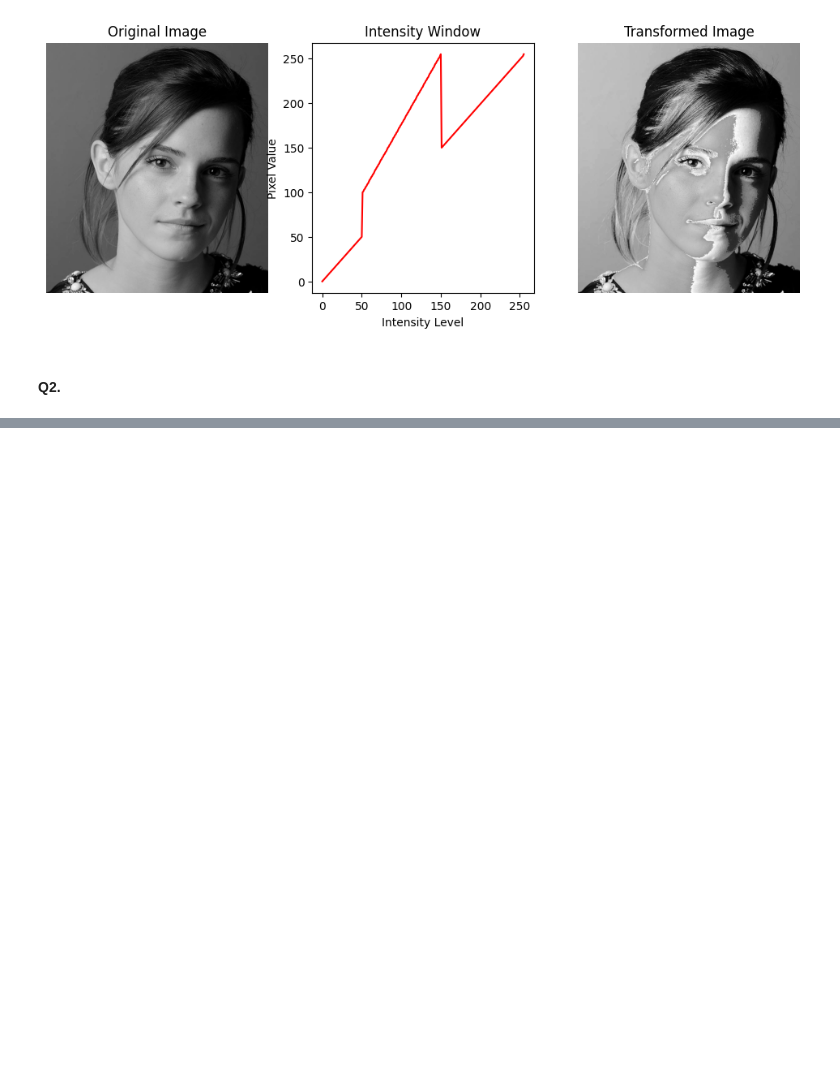
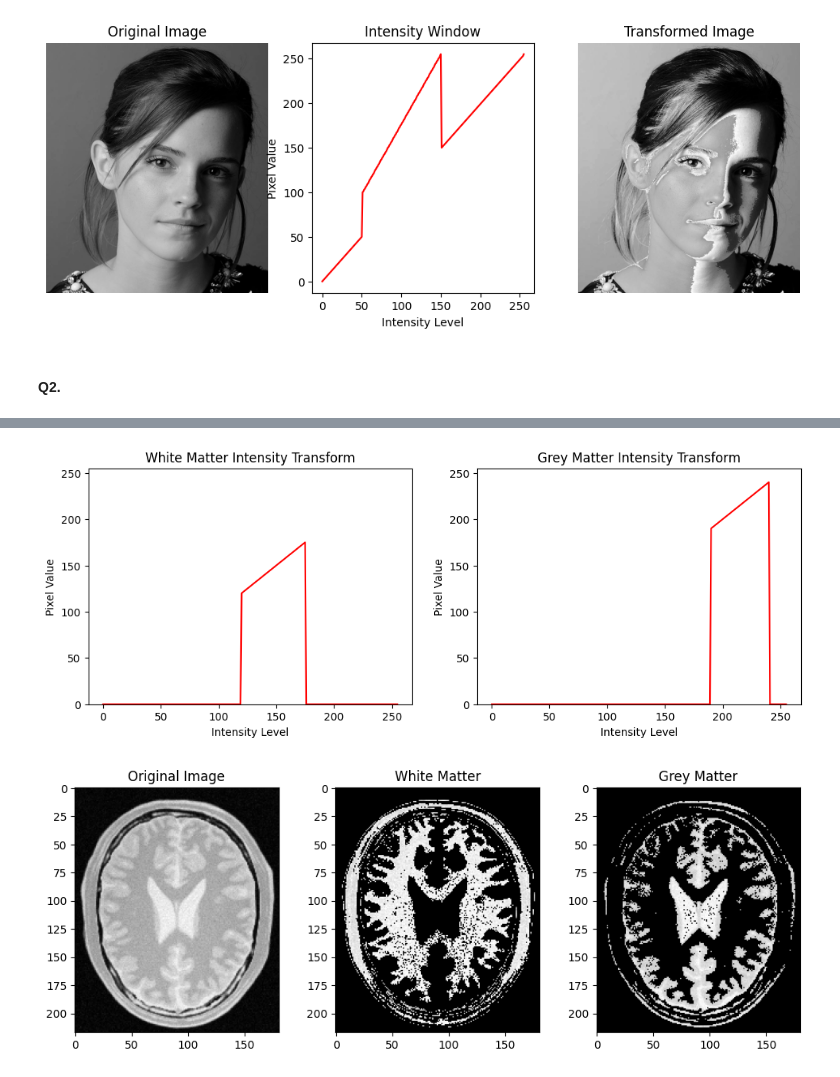
Before and after one commit to nadunnr/EN3160-Image-Processing-and-Machine-Vision, a Jupyter notebook: assignments/Assignment 1/assignment_1.ipynb, the cells around one changed output, grey strips where cells are left out. Saved outputs shown, nothing was run; the diff lists cells and outputs as text; code cells hidden in the pictures; blank space fills up the shorter version.

```diff
--- a/assignments/Assignment 1/assignment_1.ipynb
+++ b/assignments/Assignment 1/assignment_1.ipynb
@@ -88,0 +49,45 @@ plt.show()
+# %%
+white_th = np.array([120,175], dtype=np.uint8)
+grey_th = np.array([190,240], dtype=np.uint8)
+
+white_matter_transform = np.zeros(256, dtype=np.uint8)
+white_matter_transform[white_th[0]:white_th[1]+1] = np.linspace(white_th[0], white_th[1],white_th[1]-white_th[0]+1,dtype=np.uint8)
+
+grey_matter_transform = np.zeros(256, dtype=np.uint8)
+grey_matter_transform[grey_th[0]:grey_th[1]+1] = np.linspace(grey_th[0], grey_th[1],grey_th[1]-grey_th[0]+1,dtype=np.uint8)
+
+white_matter = cv.LUT(brain_image, white_matter_transform)
+grey_matter = cv.LUT(brain_image, grey_matter_transform)
+
+#plot intensity transform functions
+fig,ax = plt.subplots(1,2,figsize=(12,4))
+
+ax[0].plot(white_matter_transform, 'r')
+ax[0].set_title('White Matter Intensity Transform')
+ax[0].set_xlabel('Intensity Level')
+ax[0].set_ylabel('Pixel Value')
+ax[0].set_ylim([0,255])
+
+ax[1].plot(grey_matter_transform, 'r')
+ax[1].set_title('Grey Matter Intensity Transform')
+ax[1].set_xlabel('Intensity Level')
+ax[1].set_ylabel('Pixel Value')
+ax[1].set_ylim([0,255])
+
+#plot images
+
+fig,ax = plt.subplots(1,3,figsize=(12,4))
+
+ax[0].imshow(brain_image, cmap='gray')
+ax[0].set_title('Original Image')
+
+ax[1].imshow(white_matter, cmap='gray')
+ax[1].set_title('White Matter')
+
+ax[2].imshow(grey_matter, cmap='gray')
+ax[2].set_title('Grey Matter')
+
+plt.show()
+# %% [output]
+[figure, added]
+[figure, added]
```
Also changed, not shown: parts of 6 cells of this notebook.
